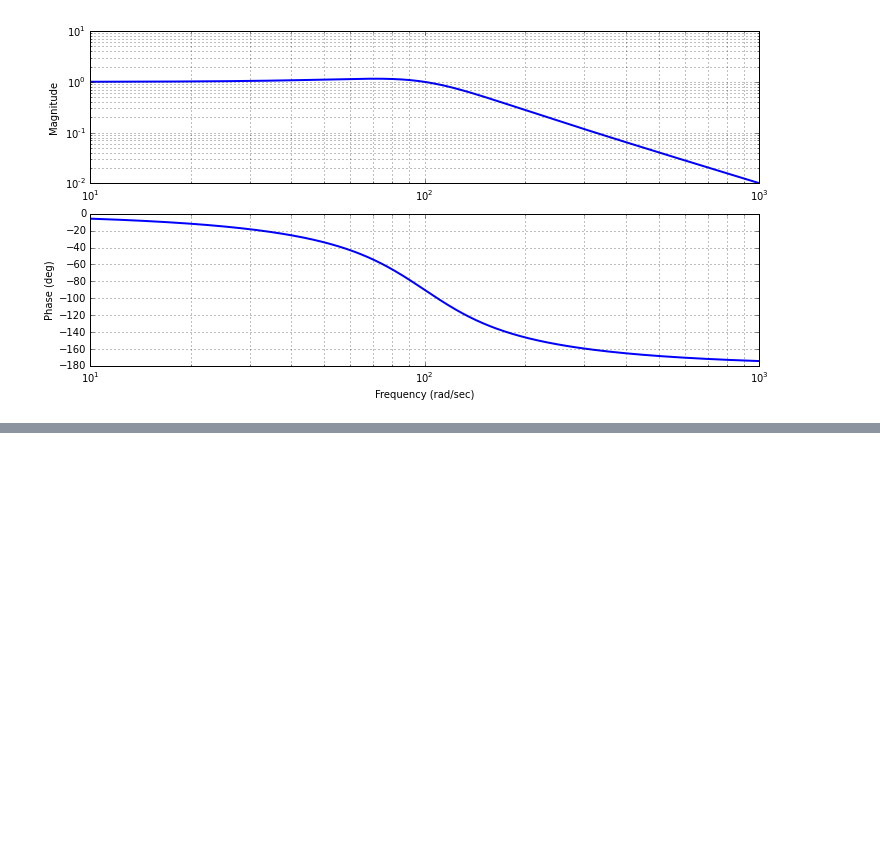
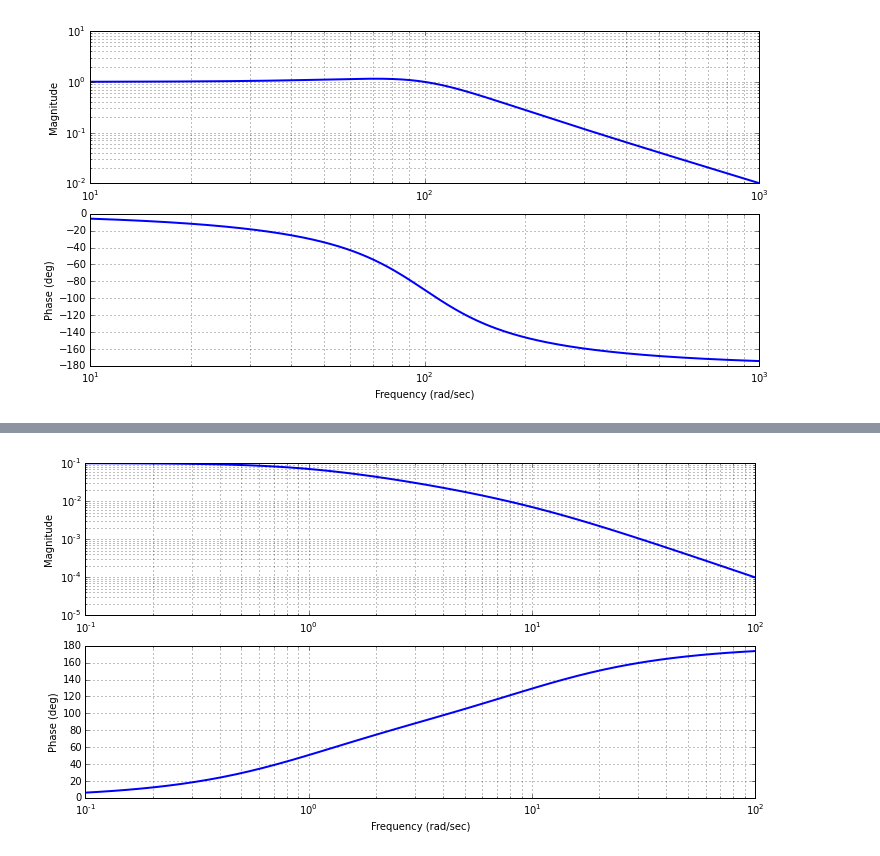
Before and after one commit to aalcocer/linear-systems, a Jupyter notebook: Electrisk krets - Laplacetransformasjonen og Bode diagrammer.ipynb, the cells around one changed output, grey strips where cells are left out. Saved outputs shown, nothing was run; the diff lists cells and outputs as text; code cells hidden in the pictures; blank space fills up the shorter version.

```diff
--- a/Electrisk krets - Laplacetransformasjonen og Bode diagrammer.ipynb
+++ b/Electrisk krets - Laplacetransformasjonen og Bode diagrammer.ipynb
@@ -148,0 +150,7 @@ s^4 + 2 s^3 - 3 s^2 + 20 s + 3
+# %%
+den = np.poly([1, 10])
+sys = control.tf(1,den.tolist())
+plt.figure(figsize=(12,6))
+control.bode(sys,linewidth=2);
+# %% [output]
+[figure, added]
```
Also changed, not shown: parts of 14 cells of this notebook.
